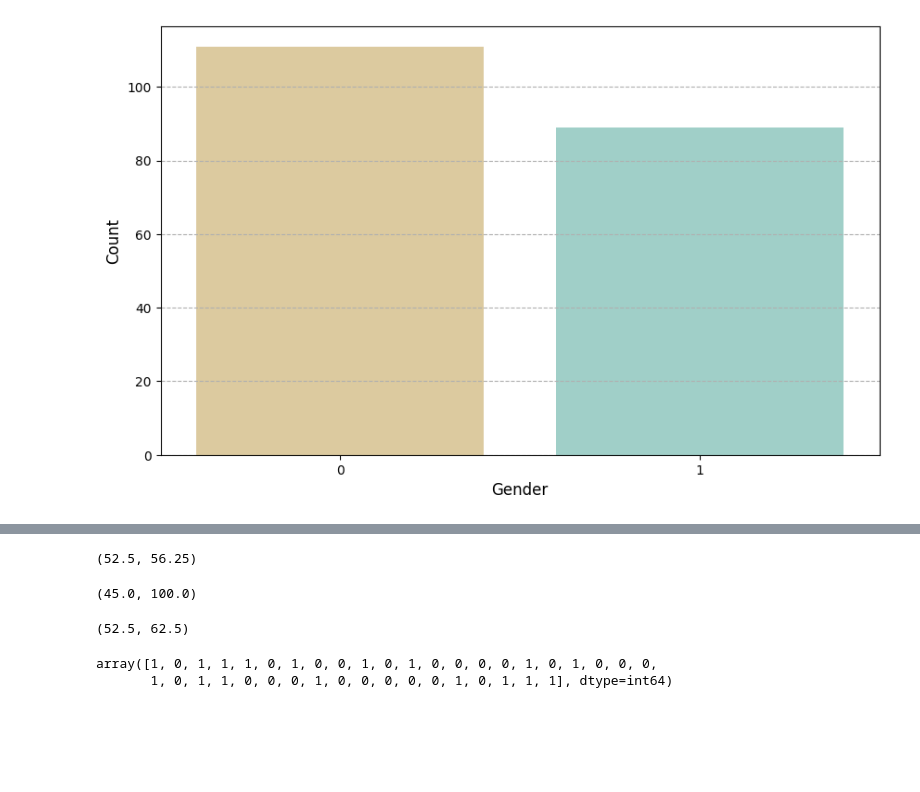
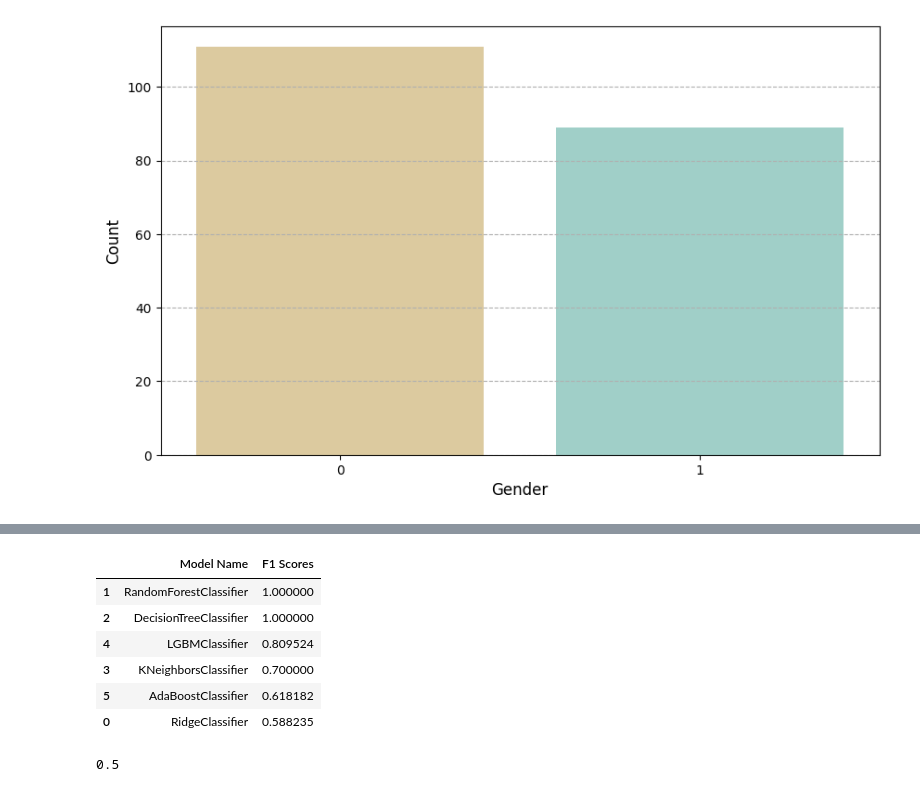
Before and after one commit to kg0420/Accident-Survival-Prediction-Model, a Jupyter notebook: accident survived.ipynb, the cells around one changed output, grey strips where cells are left out. Drawn from its saved outputs; the diff is of its cells as text; code cells hidden in the pictures; blank space fills up the shorter version.

```diff
--- a/accident survived.ipynb
+++ b/accident survived.ipynb
@@ -104,0 +114,10 @@ x_test=sc.fit_transform(x_test)
+# %%
+models = {
+    "RidgeClassifier": RidgeClassifier(),
+    "RandomForestClassifier": RandomForestClassifier(),
+    "DecisionTreeClassifier": DecisionTreeClassifier(),
+    "KNeighborsClassifier": KNeighborsClassifier(),
+    "LGBMClassifier": LGBMClassifier(),
+    "AdaBoostClassifier": AdaBoostClassifier(),
+
+}
@@ -105,23 +172,18 @@ x_test=sc.fit_transform(x_test)
+# %%
+pd.DataFrame(list(zip(model_list,f1_list)),columns=["Model Name","F1 Scores"]).sort_values(by=["F1 Scores"], ascending=False)
+# %% [output]
+|  | Model Name | F1 Scores |
+| 1 | RandomForestClassifier | 1.000000 |
+| 2 | DecisionTreeClassifier | 1.000000 |
+| 4 | LGBMClassifier | 0.809524 |
+| 3 | KNeighborsClassifier | 0.700000 |
+| 5 | AdaBoostClassifier | 0.618182 |
+| 0 | RidgeClassifier | 0.588235 |
 # %%
-lr=LogisticRegression()
-lr.fit(x_train,y_train)
-lr.score(x_test,y_test)*100,lr.score(x_train,y_train)*100
+dt=DecisionTreeClassifier()
+dt.fit(x_train,y_train)
+dt.score(x_test,y_test)
 # %% [output]
-(52.5, 56.25)
+0.5
-# %%
-r=RandomForestClassifier(n_estimators=100,criterion="gini")
-r.fit(x_train,y_train)
-r.score(x_test,y_test)*100,r.score(x_train,y_train)*100
-# %% [output]
-(45.0, 100.0)
-# %%
-dt=DecisionTreeClassifier(criterion="entropy", splitter="best", max_depth=3)
-dt.fit(x_train, y_train)
-dt.score(x_test, y_test)*100, dt.score(x_train, y_train)*100
-# %% [output]
-(52.5, 62.5)
 # %%
-lr.predict(x_test)
+y_pred=dt.predict(x_test)
-# %% [output]
-array([1, 0, 1, 1, 1, 0, 1, 0, 0, 1, 0, 1, 0, 0, 0, 0, 1, 0, 1, 0, 0, 0,
-       1, 0, 1, 1, 0, 0, 0, 1, 0, 0, 0, 0, 0, 1, 0, 1, 1, 1], dtype=int64)
```
Also changed, not shown: parts of 9 cells of this notebook.
